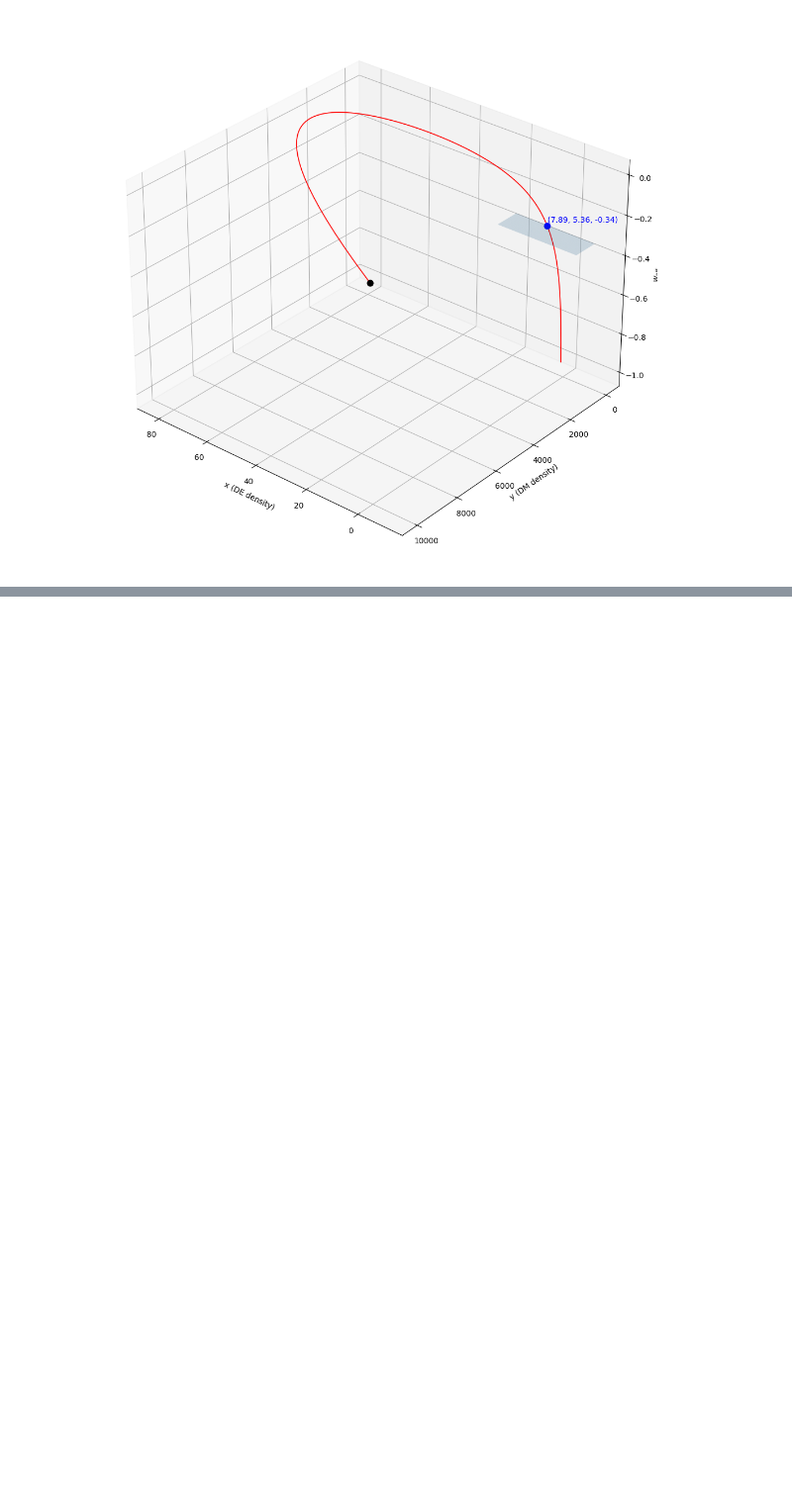
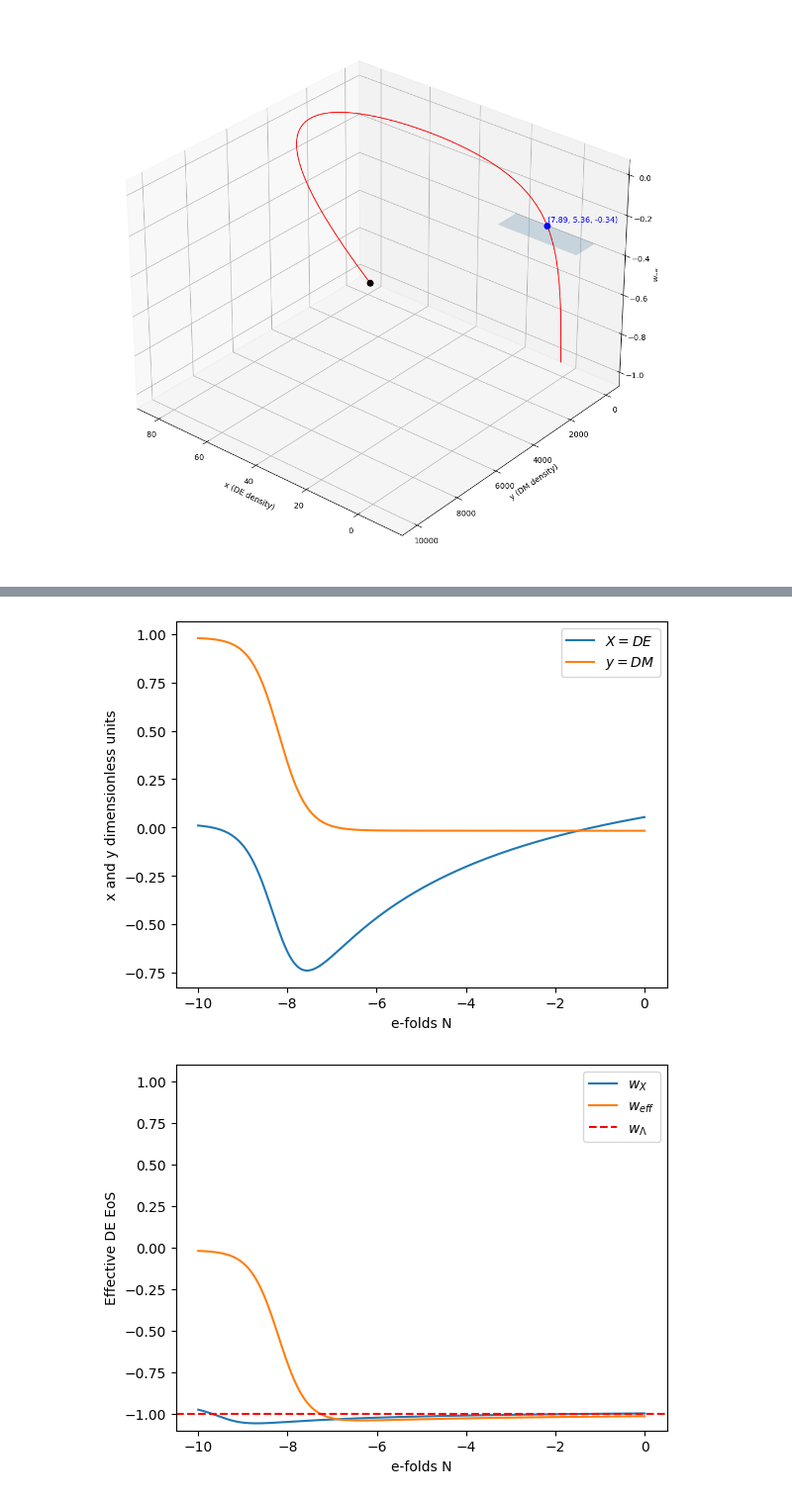
Before and after one commit to up2107120/Dynamical-systems-of-DE, a Jupyter notebook: Affine DE+DM liquid model.ipynb, the cells around one changed output, grey strips where cells are left out. Shown at 99% size. Cells and saved outputs as stored; diff of their text form; code cells hidden in the pictures; blank space fills up the shorter version.

```diff
--- a/Affine DE+DM liquid model.ipynb
+++ b/Affine DE+DM liquid model.ipynb
@@ -259,0 +323,43 @@ plt.show()
+# %%
+w,q =-0.95,0.05
+wr=1/3
+
+def system(t,vars):
+    x,y=vars
+    dx= 3*(1+w)*(x**2-x)+3*x*y+q*(1-2*y)#dynamic evolving DE
+    dy=3*(y**2-y)+3*x*y*(1+w) -q*(1-2*y)#dynamic DM
+
+    return [dx,dy]
+
+simulationTime=np.linspace(-10,0,500)
+solution = solve_ivp(system,[-10,0],[0.01,0.98],t_eval=simulationTime)
+x=solution.y[0]
+y=solution.y[1]
+wx= ((1+w)*x +y-1)/(1-y+1e-6)
+weff=(1+w)*x +y-1
+#wx = np.full_like(x, np.nan)
+#mask = x > 1e-3
+#wx[mask] = w - (1+w)*(1 - x[mask] - y[mask]) / x[mask]
+
+
+plt.figure()
+plt.plot(simulationTime, x, label=r'$X=DE$')
+plt.plot(simulationTime, y, label=r'$y=DM$')
+plt.xlabel('e-folds N')
+plt.ylabel('x and y dimensionless units')
+#plt.xscale('log')  # log scale to show early universe
+plt.legend()
+
+plt.figure()
+plt.plot(simulationTime, wx, label=r'$w_X$')
+plt.plot(simulationTime, weff, label=r'$w_{eff}$')
+plt.axhline(y=-1, color='r', linestyle='--', label=r'$w_\Lambda$')
+plt.xlabel('e-folds N')
+plt.ylabel('Effective DE EoS')
+plt.ylim(-1.1,1.1)
+#plt.xscale('log')
+plt.legend()
+plt.show()
+# %% [output]
+[figure, added]
+[figure, added]
```
Also changed, not shown: parts of 8 cells of this notebook.
